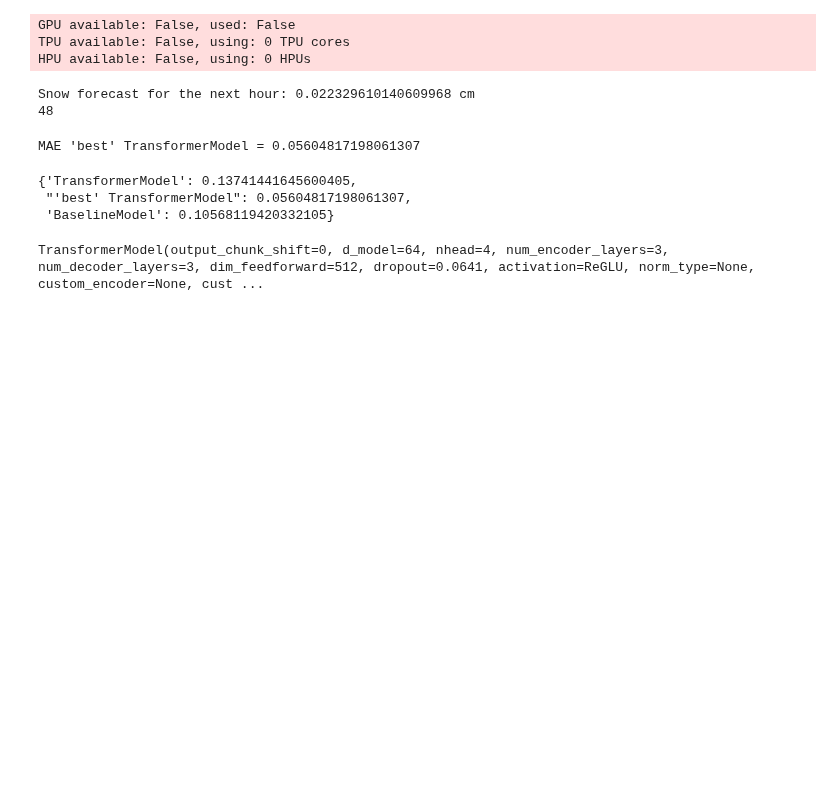
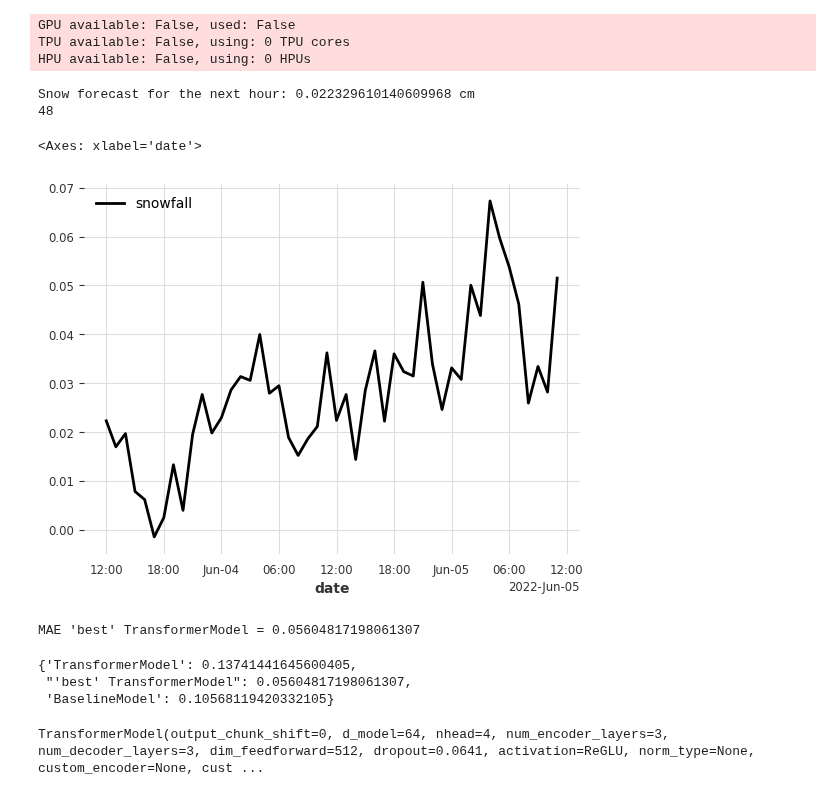
Before and after one commit to MadMax1995bb/powder_alert2.0, a Jupyter notebook: notebooks/notebook_model_tests.ipynb, the cells around one changed output. Cells and saved outputs as stored; diff of their text form; code cells hidden in the pictures; blank space fills up the shorter version.

Commit message:
update snowfall model

```diff
--- a/notebooks/notebook_model_tests.ipynb
+++ b/notebooks/notebook_model_tests.ipynb
@@ -247,9 +257,11 @@ probe_snowfall_series = snowfall_series[100000:]
 probe_feature_series = feature_series[100000:]
 # %%
-y_train_val_probe, y_test_probe = probe_snowfall_series.split_before(0.8)
+timestamp_test = pd.Timestamp('2023-11-15 00:00:00')
+
+y_train_val_probe, y_test_probe = probe_snowfall_series.split_before(timestamp_test)
 y_train_probe, y_val_probe = y_train_val_probe.split_before(0.7)
 
-X_train_val_probe, X_test_probe = probe_feature_series.split_before(0.8)
+X_train_val_probe, X_test_probe = probe_feature_series.split_before(timestamp_test)
 X_train_probe, X_val_probe = X_train_val_probe.split_before(0.7)
 # %% [markdown]
 # Baseline Model
@@ -675,6 +685,11 @@ TPU available: False, using: 0 TPU cores
 HPU available: False, using: 0 HPUs
 Snow forecast for the next hour: 0.022329610140609968 cm
 48
+# %%
+forecast.plot()
+# %% [output]
+<Axes: xlabel='date'>
+[figure, added]
 # %%
 mae_best_model = mean_absolute_error(y_test.values()[:48], forecast.values())
 print(f"MAE 'best' TransformerModel = {mae_best_model}")
```
Also changed, not shown: parts of 11 cells of this notebook.
